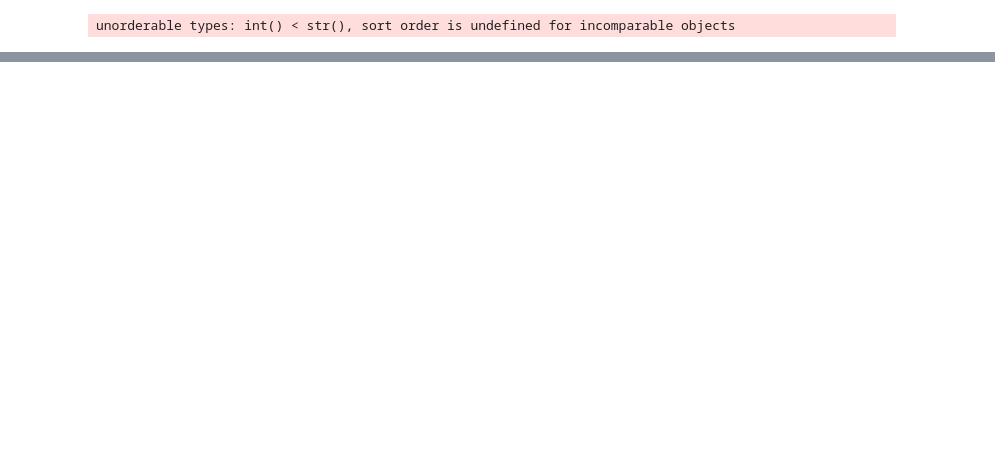
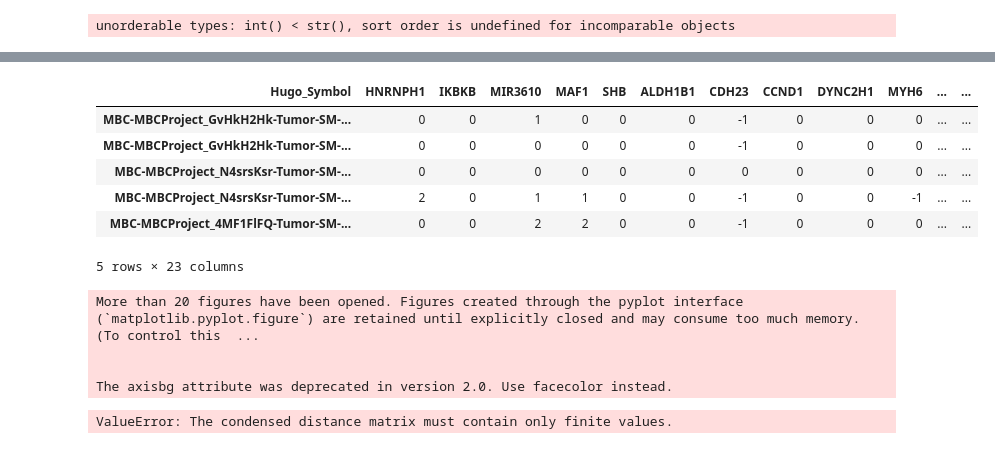
Before and after one commit to egeozin/Data-Analytics-to-Predict-Breast-Cancer-Subtype, a Jupyter notebook: REGRESSION_CNA-COPY.ipynb, the cells around one changed output, grey strips where cells are left out. Cells and saved outputs as stored; diff of their text form; code cells hidden in the pictures; blank space fills up the shorter version.

```diff
--- a/REGRESSION_CNA-COPY.ipynb
+++ b/REGRESSION_CNA-COPY.ipynb
@@ -281,4 +383,4 @@ Example run in 6.388 s
 # %%
-lr = run_regression(X_r, Y_r, penalty = 'l1')
+lr_sparse = run_regression(X_r, Y_r, penalty = 'l1')
 # %% [output]
 [interactive output not drawn]
@@ -304,3 +412,19 @@ Example run in 1.775 s
+# %%
+def analyse_LASSO_weights(weights, genes):
+    f=open('Useful_Genes.csv','w+')
+    useful_genes = {}
+    for i,category in enumerate(['BREAST','IDC','MDLC','ILC']):
+        f.write('Category, {0} \n'.format(category))
+        wt = weights.coef_[i]
+        idx = np.where(wt!=0)[0]
+        useful_genes[category] = genes[idx]
+        for (gene, weight) in list(zip(genes[idx], wt[idx])):
+            f.write('{0},{1}\n'.format(gene, weight))
+    f.close()
+
+    return useful_genes
+
+useful_genes = analyse_LASSO_weights(lr_sparse[0], genes)
 # %%
 imputed = 'PATIENT_DATA_ALL_2.csv'
 non_imputed = 'filename_2.txt'
@@ -364,0 +494,22 @@ Example run in 1.083 s
+# %%
+import seaborn as sns
+
+for category in useful_genes:
+    g = useful_genes[category]
+    useful_data = data[g]
+    display(useful_data.head())
+    sns.clustermap(useful_data, metric="correlation")
+    sns.plt.show()
+# %% [output]
+| Hugo_Symbol | HNRNPH1 | IKBKB | MIR3610 | MAF1 | SHB | ALDH1B1 | CDH23 | CCND1 | DYNC2H1 | MYH6 | ... | ... |
+| MBC-MBCProject_GvHkH2Hk-Tumor-SM-... | 0 | 0 | 1 | 0 | 0 | 0 | -1 | 0 | 0 | 0 | ... | ... |
+| MBC-MBCProject_GvHkH2Hk-Tumor-SM-... | 0 | 0 | 0 | 0 | 0 | 0 | -1 | 0 | 0 | 0 | ... | ... |
+| MBC-MBCProject_N4srsKsr-Tumor-SM-... | 0 | 0 | 0 | 0 | 0 | 0 | 0 | 0 | 0 | 0 | ... | ... |
+| MBC-MBCProject_N4srsKsr-Tumor-SM-... | 2 | 0 | 1 | 1 | 0 | 0 | -1 | 0 | 0 | -1 | ... | ... |
+| MBC-MBCProject_4MF1FlFQ-Tumor-SM-... | 0 | 0 | 2 | 2 | 0 | 0 | -1 | 0 | 0 | 0 | ... | ... |
+5 rows × 23 columns
+More than 20 figures have been opened. Figures created through the pyplot interface (`matplotlib.pyplot.figure`) are retained until explicitly closed and may consume too much memory. (To control this  ...
+
+
+The axisbg attribute was deprecated in version 2.0. Use facecolor instead.
+ValueError: The condensed distance matrix must contain only finite values.
```
Also changed, not shown: parts of 9 cells of this notebook, 1 other file.
